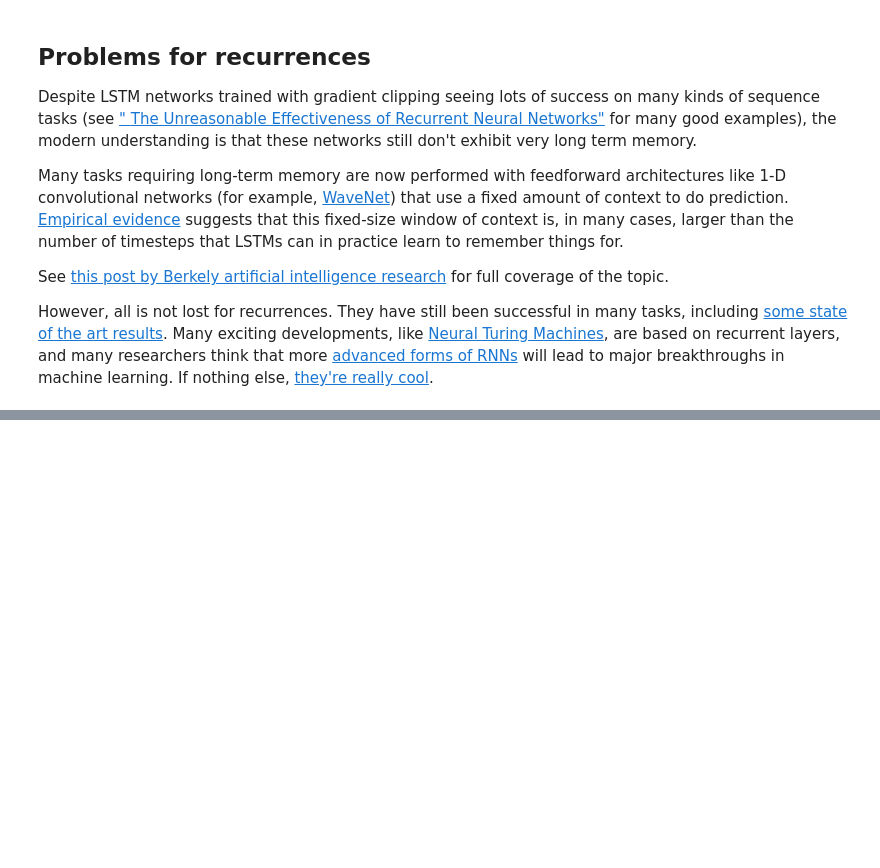
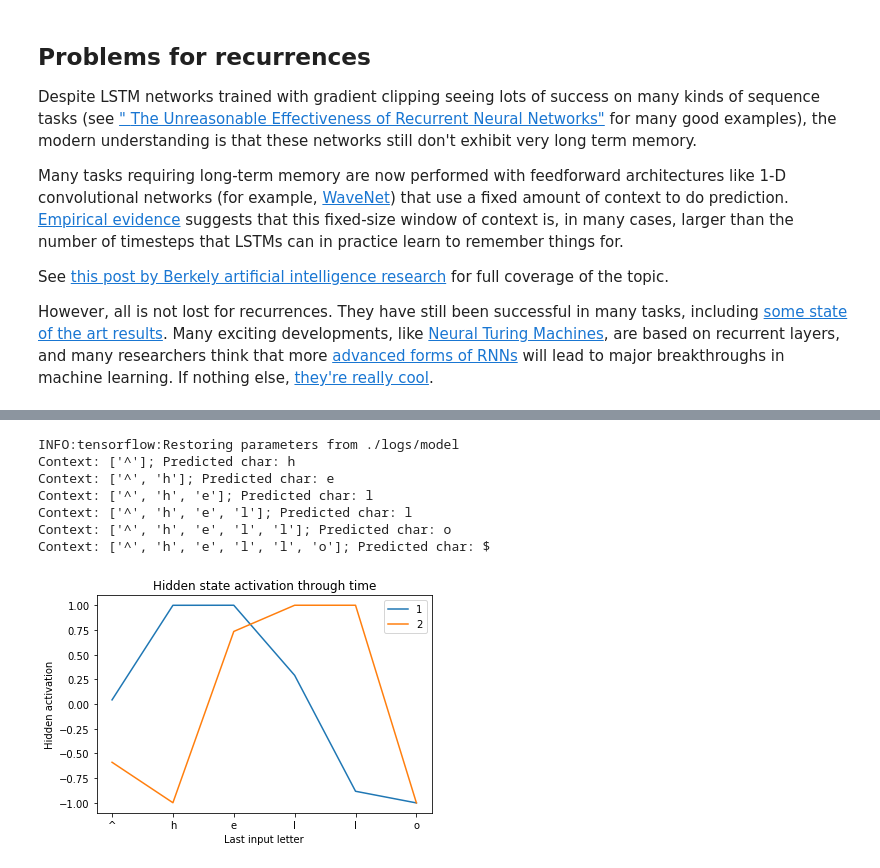
Before and after one commit to maxwells-daemons/caltech-cs11-tensorflow, a Jupyter notebook: labs/lab_7_recurrences/notes_7.ipynb, the cells around one changed output, grey strips where cells are left out. Saved outputs shown, nothing was run; the diff lists cells and outputs as text; code cells hidden in the pictures; blank space fills up the shorter version.

Commit message:
Finish lab 7 code examples

```diff
--- a/labs/lab_7_recurrences/notes_7.ipynb
+++ b/labs/lab_7_recurrences/notes_7.ipynb
@@ -178,0 +276,19 @@ TODO
+# %%
+saver = tf.train.Saver()
+
+with tf.Session() as sess:
+    sess.run(tf.global_variables_initializer())
+
+    for epoch in range(100):
+        av_loss = 0
+        for context, target in examples:
+            loss, _ = sess.run([total_loss, optimize_step],
+                               feed_dict={input_seq: context,
+                                          next_char: target})
+            av_loss += loss
+        av_loss /= len(examples)
+
+        if epoch % 10 == 0:
+            print('Epoch: {}; Loss: {}'.format(epoch, av_loss))
+
+        saver.save(sess, './logs/model')
@@ -178,0 +311,33 @@ TODO
+# %%
+states = []
+
+with tf.Session() as sess:
+    saver.restore(sess, './logs/model')
+    for context, _ in examples:
+        pred, st = sess.run([probs, state],
+                            feed_dict={input_seq: context})
+        context_chars = [index_char[np.argmax(r)] for r in context]
+        pred_char = index_char[np.argmax(pred)]
+        print('Context: {}; Predicted char: {}'.format(context_chars, pred_char))
+        states.append(st[0])
+states = np.array(states)
+
+fig = plt.figure()
+for i in range(n_recurrent_units):
+    plt.plot(states[:, i])
+plt.xticks(list(range(len(training_string) - 1)),
+           training_string)
+plt.xlabel('Last input letter')
+plt.ylabel('Hidden activation')
+plt.title('Hidden state activation through time')
+plt.legend(list(range(1, n_recurrent_units + 1)))
+plt.show()
+# %% [output]
+INFO:tensorflow:Restoring parameters from ./logs/model
+Context: ['^']; Predicted char: h
+Context: ['^', 'h']; Predicted char: e
+Context: ['^', 'h', 'e']; Predicted char: l
+Context: ['^', 'h', 'e', 'l']; Predicted char: l
+Context: ['^', 'h', 'e', 'l', 'l']; Predicted char: o
+Context: ['^', 'h', 'e', 'l', 'l', 'o']; Predicted char: $
+[figure, added]
```
Also changed, not shown: parts of 16 cells of this notebook.
